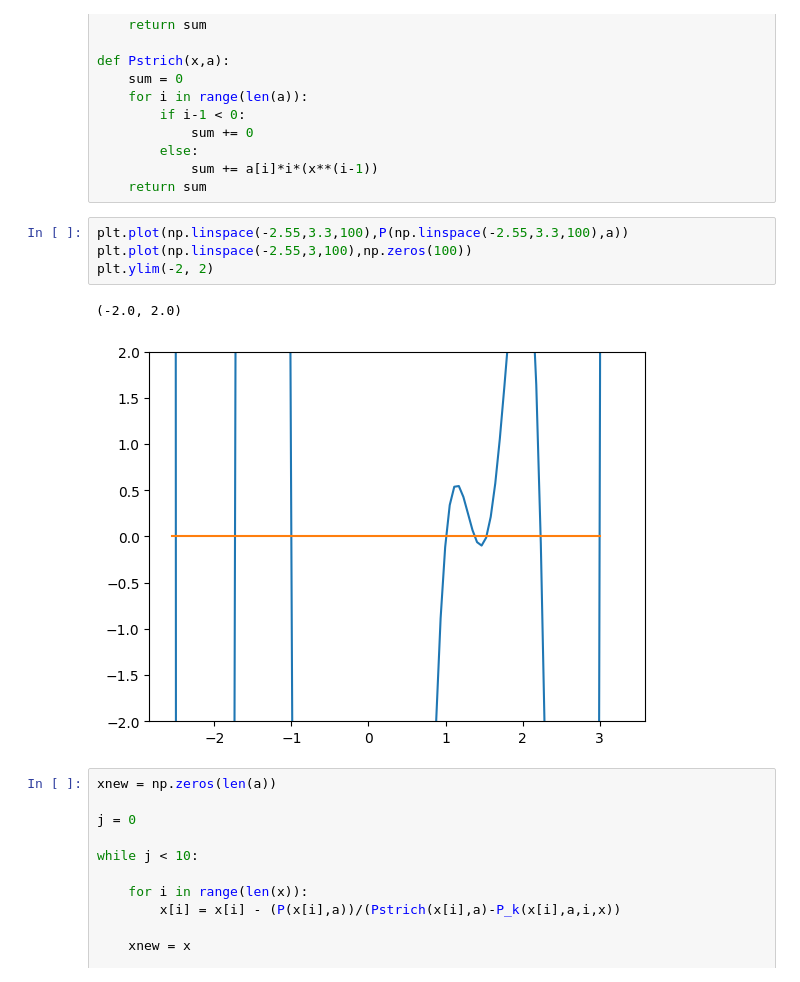
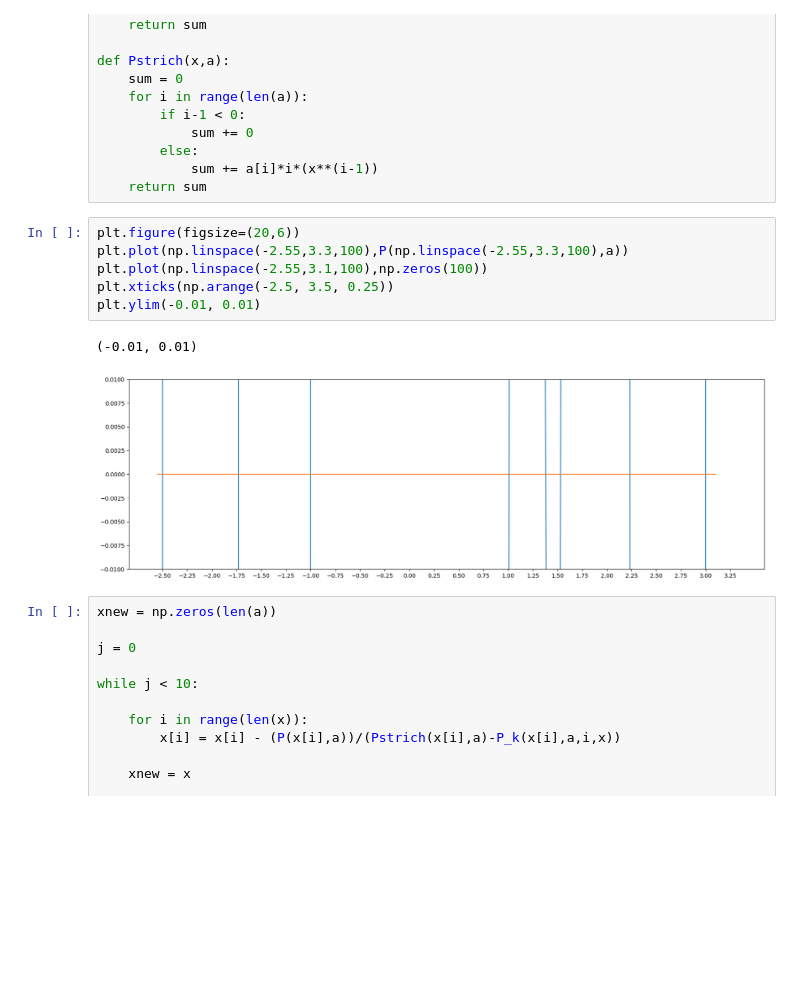
Before and after one commit to RicemanBoy/NM-Code-for-Excercises, a Jupyter notebook: Blatt 8/excercise1.ipynb, the cells around one changed output. Saved outputs shown, nothing was run; the diff lists cells and outputs as text; blank space fills up the shorter version.

```diff
--- a/Blatt 8/excercise1.ipynb
+++ b/Blatt 8/excercise1.ipynb
@@ -33,12 +33,14 @@ def Pstrich(x,a):
             sum += a[i]*i*(x**(i-1))
     return sum
 # %%
+plt.figure(figsize=(20,6))
 plt.plot(np.linspace(-2.55,3.3,100),P(np.linspace(-2.55,3.3,100),a))
-plt.plot(np.linspace(-2.55,3,100),np.zeros(100))
-plt.ylim(-2, 2)
+plt.plot(np.linspace(-2.55,3.1,100),np.zeros(100))
+plt.xticks(np.arange(-2.5, 3.5, 0.25))
+plt.ylim(-0.01, 0.01)
 # %% [output]
-(-2.0, 2.0)
+(-0.01, 0.01)
-[figure, old version]
+[figure, new version]
 # %%
 xnew = np.zeros(len(a))
 
```
Also changed, not shown: parts of 1 cell of this notebook, 1 other file.
